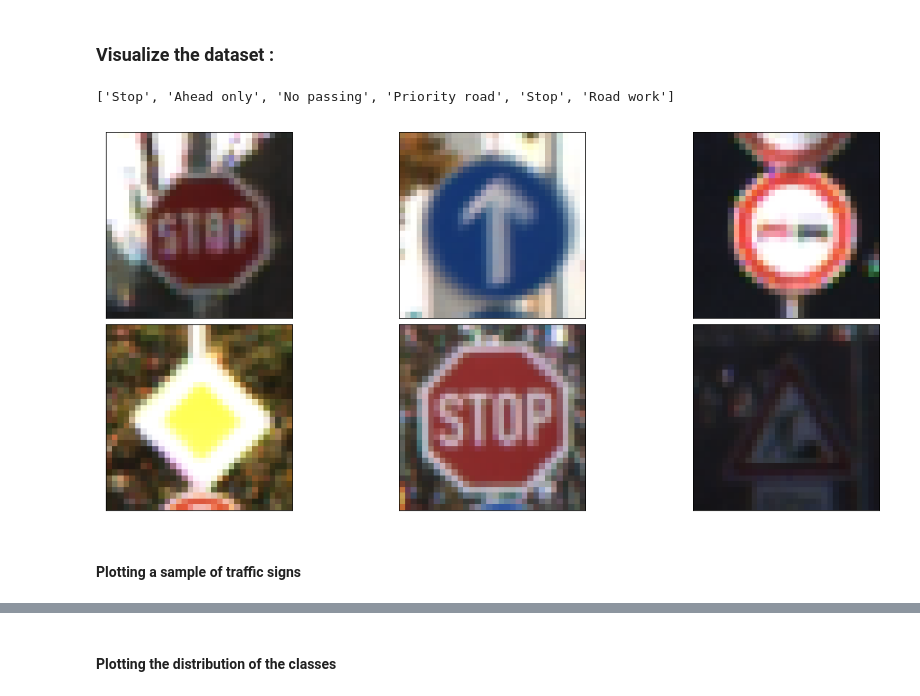
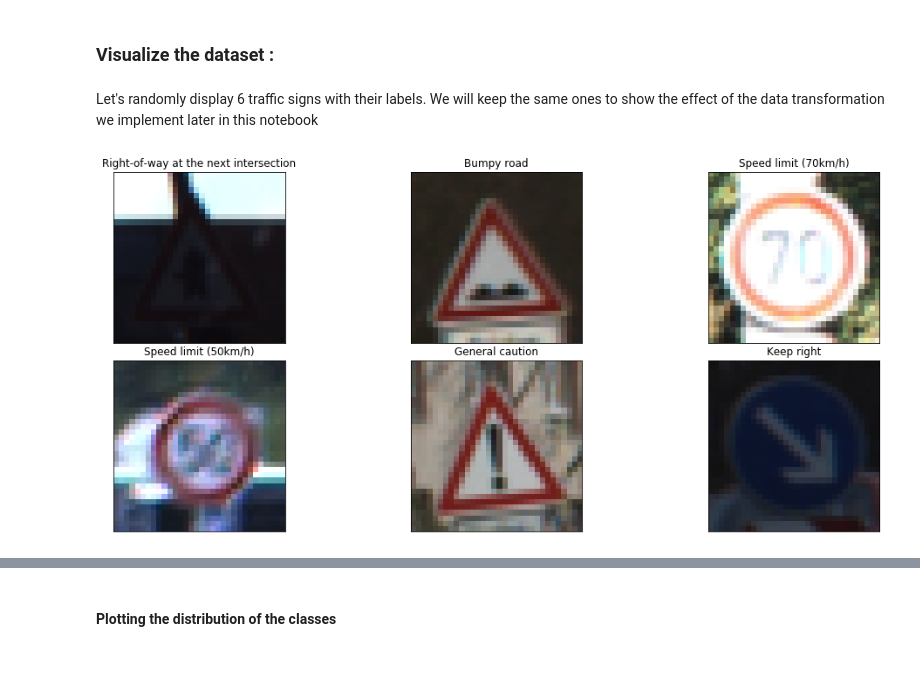
Before and after one commit to itismouad/sdcnd_traffic_sign_classifier, a Jupyter notebook: sdcnd_traffic_sign_classifier.ipynb, the cells around one changed output, grey strips where cells are left out. Cells and saved outputs as stored; diff of their text form; code cells hidden in the pictures; blank space fills up the shorter version.

```diff
--- a/sdcnd_traffic_sign_classifier.ipynb
+++ b/sdcnd_traffic_sign_classifier.ipynb
@@ -118,16 +119,11 @@ def show_images(images, n_row, n_col, labels=None, cmap=None):
     plt.tight_layout(pad=0, h_pad=0, w_pad=0)
     plt.show()
+# %% [markdown]
+Let's randomly display 6 traffic signs with their labels. We will keep the same ones to show the effect of the data transformation we implement later in this notebook
 # %%
 demo_index = list(np.random.randint(0, len(X_train) + 1, 6))
 demo_images = [X_train[i] for i in demo_index]
 demo_labels = [sign_dict[y_train[i]] for i in demo_index]
+show_images(demo_images, labels=demo_labels)
+# %% [output]
+[figure, added]
-# %%
-print(demo_labels)
-# %% [output]
-['Stop', 'Ahead only', 'No passing', 'Priority road', 'Stop', 'Road work']
-# %%
-show_images(demo_images, 2, 3, labels=demo_labels)
-# %% [output]
-[figure, removed]
-# %% [markdown]
-#### Plotting a sample of traffic signs
```
Also changed, not shown: parts of 11 cells of this notebook, 3 other files.
